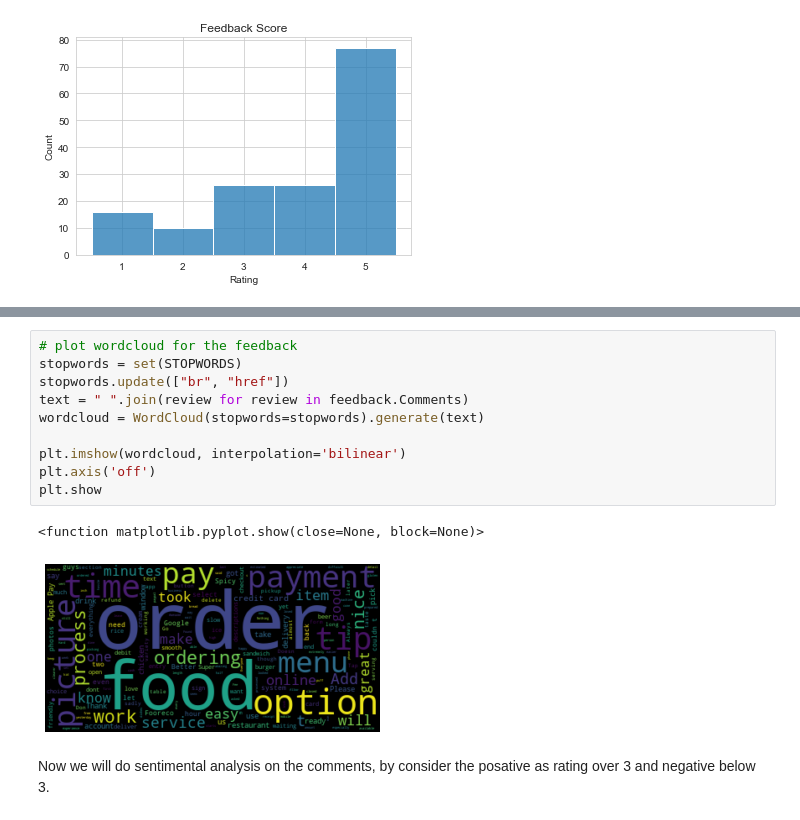
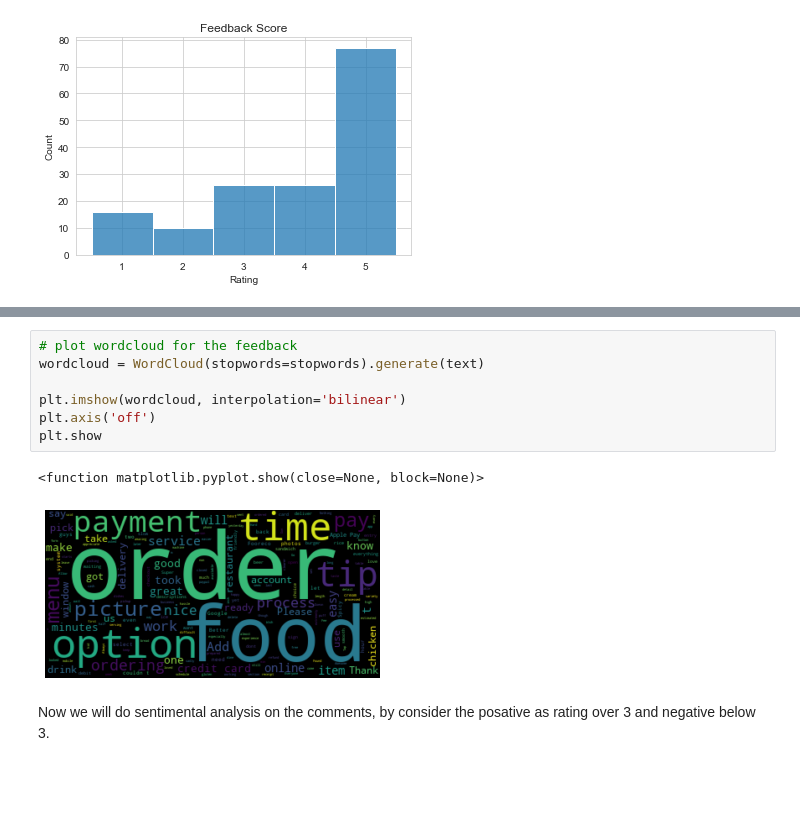
Before and after one commit to nakisa84/personalized-food-recommendation, a Jupyter notebook: notebooks/sentiment-analysis.ipynb, the cells around one changed output, grey strips where cells are left out. Saved outputs shown, nothing was run; the diff lists cells and outputs as text; blank space fills up the shorter version.

```diff
--- a/notebooks/sentiment-analysis.ipynb
+++ b/notebooks/sentiment-analysis.ipynb
@@ -111,16 +144,13 @@ plt.show()
 # %%
 # plot wordcloud for the feedback
-stopwords = set(STOPWORDS)
-stopwords.update(["br", "href"])
-text = " ".join(review for review in feedback.Comments)
 wordcloud = WordCloud(stopwords=stopwords).generate(text)
 
 plt.imshow(wordcloud, interpolation='bilinear')
 plt.axis('off')
 plt.show
 # %% [output]
 <function matplotlib.pyplot.show(close=None, block=None)>
-[figure, old version]
+[figure, new version]
 # %% [markdown]
 Now we will do sentimental analysis on the comments, by consider the posative as rating over 3 and negative below 3.
 # %%
```
Also changed, not shown: parts of 57 cells of this notebook.
